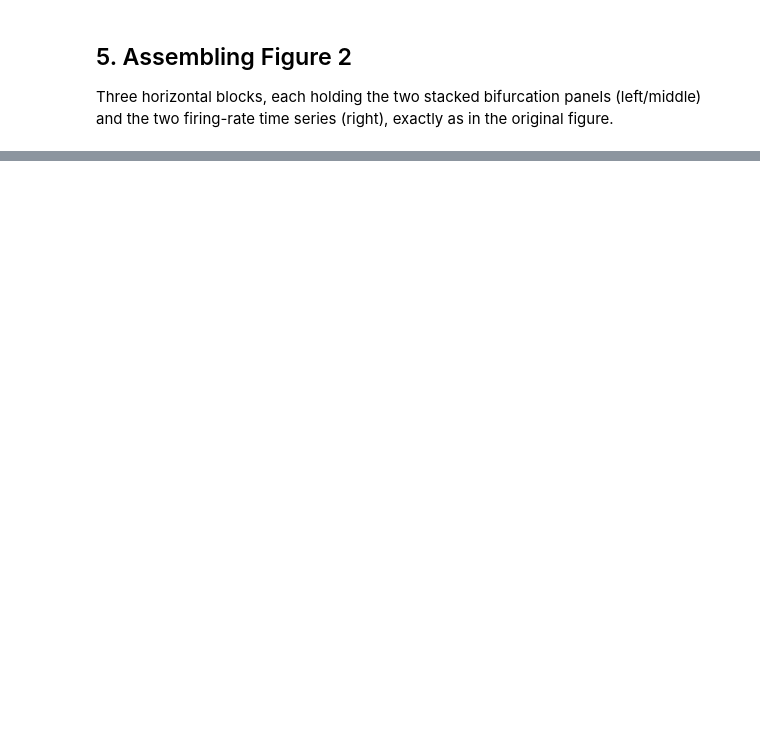
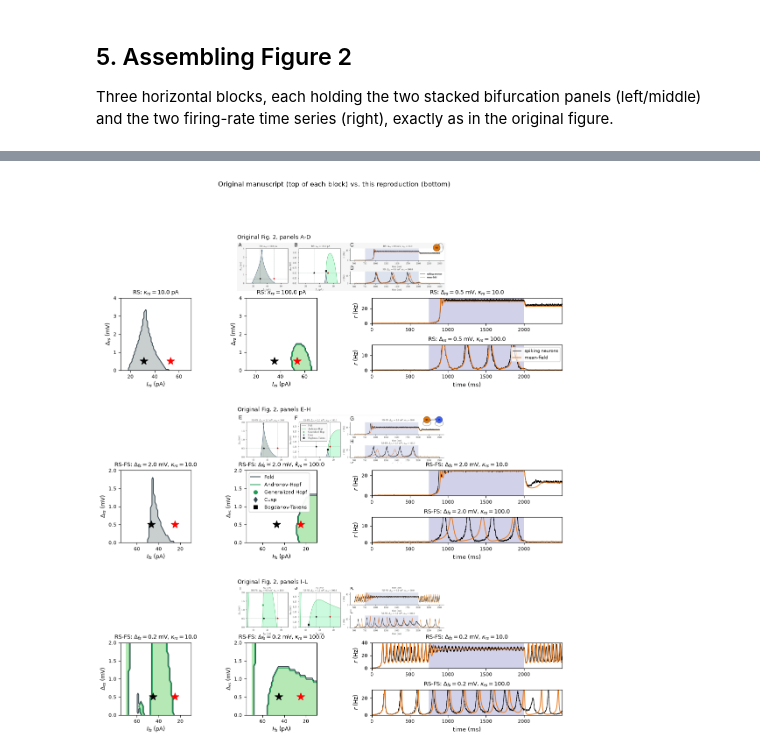
Before and after one commit to the-virtual-brain/tvb-root, a Jupyter notebook: tvb_documentation/demos/reproduce_figure_Gast_2024_PNAS.ipynb, the cells around one changed output, grey strips where cells are left out. Cells and saved outputs as stored; diff of their text form; code cells hidden in the pictures; blank space fills up the shorter version.

```diff
--- a/tvb_documentation/demos/reproduce_figure_Gast_2024_PNAS.ipynb
+++ b/tvb_documentation/demos/reproduce_figure_Gast_2024_PNAS.ipynb
@@ -536 +563,23 @@ plt.show()
+# %%
+ORIGINAL = plt.imread("figures/Gast_2024_pnas_fig2.jpg")
+# vertical extent of the three row-blocks within the published figure
+orig_rows = [(8, 935), (935, 1865), (1865, 2795)]
+orig_cols = (0, ORIGINAL.shape[1])
+
+figc = plt.figure(figsize=(13, 14))
+comp = figc.add_gridspec(3, 1, hspace=0.35, height_ratios=[1, 1, 1])
+for bi in range(3):
+    gg = comp[bi].subgridspec(2, 1, height_ratios=[1.0, 1.5], hspace=0.12)
+    axo = figc.add_subplot(gg[0])
+    y0, y1 = orig_rows[bi]
+    axo.imshow(ORIGINAL[y0:y1, orig_cols[0]:orig_cols[1]], aspect="equal")
+    axo.set_axis_off()
+    axo.set_title(f"Original Fig. 2, panels {FIG_LETTERS[bi]}", fontsize=9, loc="left")
+    draw_block(figc, gg[1], bi)
+figc.suptitle("Original manuscript (top of each block) vs. this reproduction (bottom)",
+              fontsize=11)
+figc.savefig("reproduce_figure_Gast_2024_PNAS_comparison.png", dpi=120, bbox_inches="tight")
+plt.show()
+# %% [output]
+[figure, added]
 # %% [markdown]
```
Also changed, not shown: parts of 10 cells of this notebook, 2 other files.
